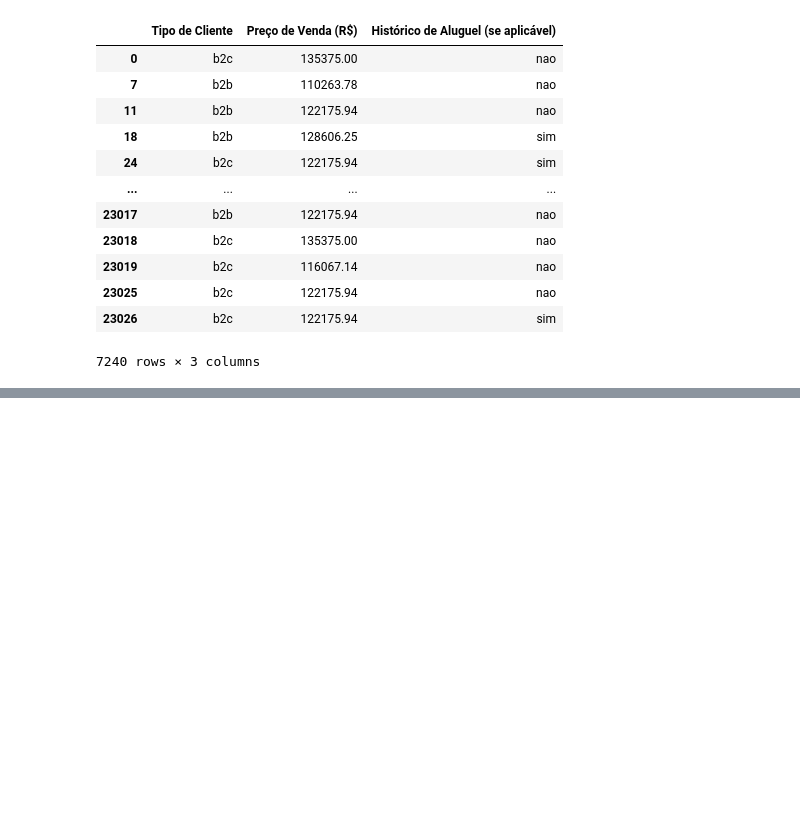
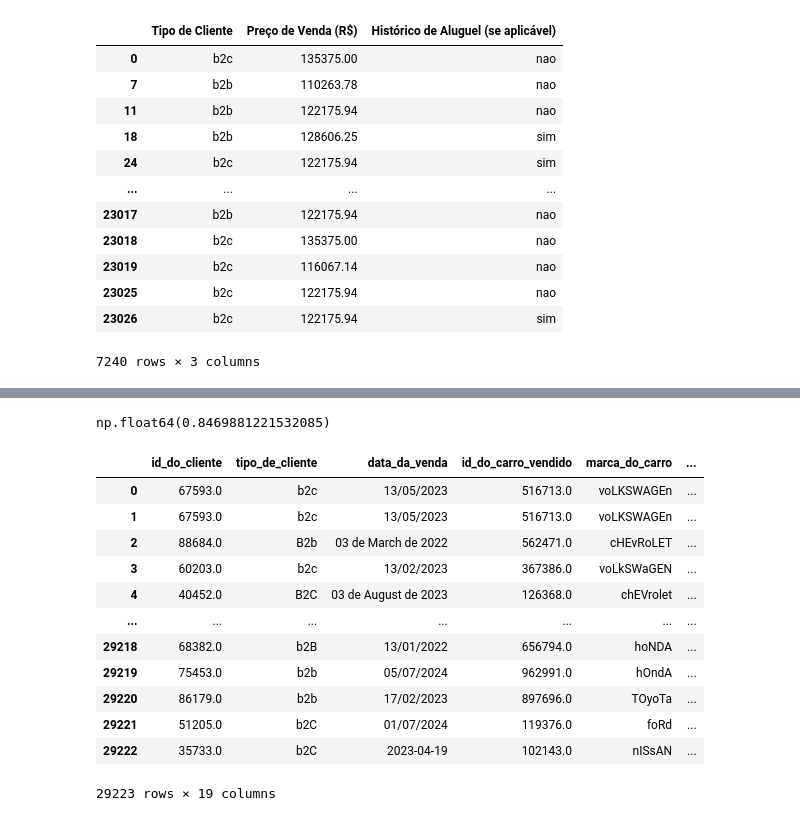
Before and after one commit to Henrique-Albuquerque2/PS-IJR-Grupo10, a Jupyter notebook: Clusterizacao_Vendas.ipynb, the cells around one changed output, grey strips where cells are left out. Cells and saved outputs as stored; diff of their text form; code cells hidden in the pictures; blank space fills up the shorter version.

```diff
--- a/Clusterizacao_Vendas.ipynb
+++ b/Clusterizacao_Vendas.ipynb
@@ -479,0 +583,25 @@ db_clusterizado = db_vendas
+# %%
+from sklearn.cluster import KMeans
+from sklearn.metrics import silhouette_score
+from sklearn.datasets import make_blobs
+
+X, y = make_blobs(random_state=42)
+silhouette_score(X, kmeans.fit_predict(X))
+# %% [output]
+np.float64(0.8469881221532085)
+# %%
+db_vendas
+# %% [output]
+|  | id_do_cliente | tipo_de_cliente | data_da_venda | id_do_carro_vendido | marca_do_carro | ... |
+| 0 | 67593.0 | b2c | 13/05/2023 | 516713.0 | voLKSWAGEn | ... |
+| 1 | 67593.0 | b2c | 13/05/2023 | 516713.0 | voLKSWAGEn | ... |
+| 2 | 88684.0 | B2b | 03 de March de 2022 | 562471.0 | cHEvRoLET | ... |
+| 3 | 60203.0 | b2c | 13/02/2023 | 367386.0 | voLkSWaGEN | ... |
+| 4 | 40452.0 | B2C | 03 de August de 2023 | 126368.0 | chEVrolet | ... |
+| ... | ... | ... | ... | ... | ... | ... |
+| 29218 | 68382.0 | b2B | 13/01/2022 | 656794.0 | hoNDA | ... |
+| 29219 | 75453.0 | b2b | 05/07/2024 | 962991.0 | hOndA | ... |
+| 29220 | 86179.0 | b2b | 17/02/2023 | 897696.0 | TOyoTa | ... |
+| 29221 | 51205.0 | b2C | 01/07/2024 | 119376.0 | foRd | ... |
+| 29222 | 35733.0 | b2C | 2023-04-19 | 102143.0 | nISsAN | ... |
+29223 rows × 19 columns
```
Also changed, not shown: parts of 5 cells of this notebook.
